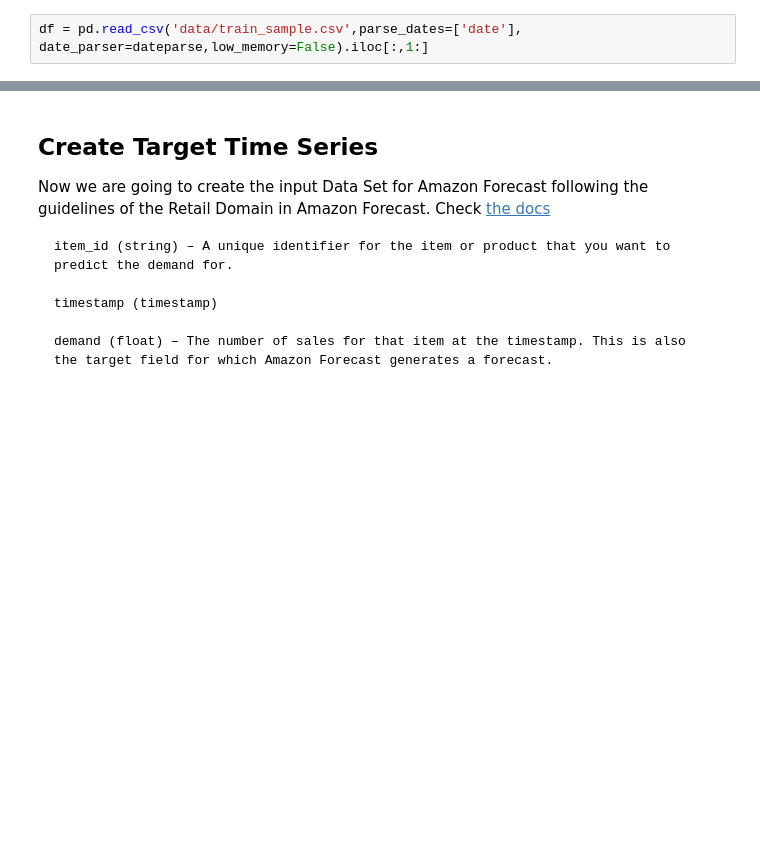
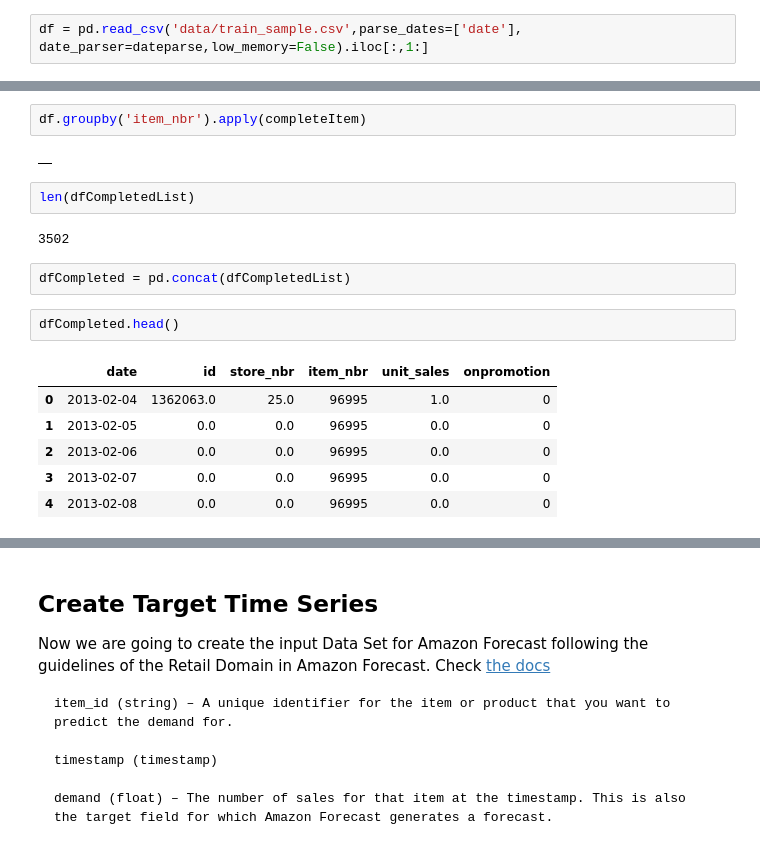
Before and after one commit to githubmg/favorita-forecast, a Jupyter notebook: 2.ExploreAndFormat.ipynb, the cells around one changed output, grey strips where cells are left out. Drawn from its saved outputs; the diff is of its cells as text; blank space fills up the shorter version.

```diff
--- a/2.ExploreAndFormat.ipynb
+++ b/2.ExploreAndFormat.ipynb
@@ -24,0 +65,19 @@ df = df.sort_values(['item_nbr','unit_sales'])
+# %%
+df.groupby('item_nbr').apply(completeItem)
+# %% [output]
+|  |
+# %%
+len(dfCompletedList)
+# %% [output]
+3502
+# %%
+dfCompleted = pd.concat(dfCompletedList)
+# %%
+dfCompleted.head()
+# %% [output]
+|  | date | id | store_nbr | item_nbr | unit_sales | onpromotion |
+| 0 | 2013-02-04 | 1362063.0 | 25.0 | 96995 | 1.0 | 0 |
+| 1 | 2013-02-05 | 0.0 | 0.0 | 96995 | 0.0 | 0 |
+| 2 | 2013-02-06 | 0.0 | 0.0 | 96995 | 0.0 | 0 |
+| 3 | 2013-02-07 | 0.0 | 0.0 | 96995 | 0.0 | 0 |
+| 4 | 2013-02-08 | 0.0 | 0.0 | 96995 | 0.0 | 0 |
```
Also changed, not shown: parts of 13 cells of this notebook, 2 other files.
